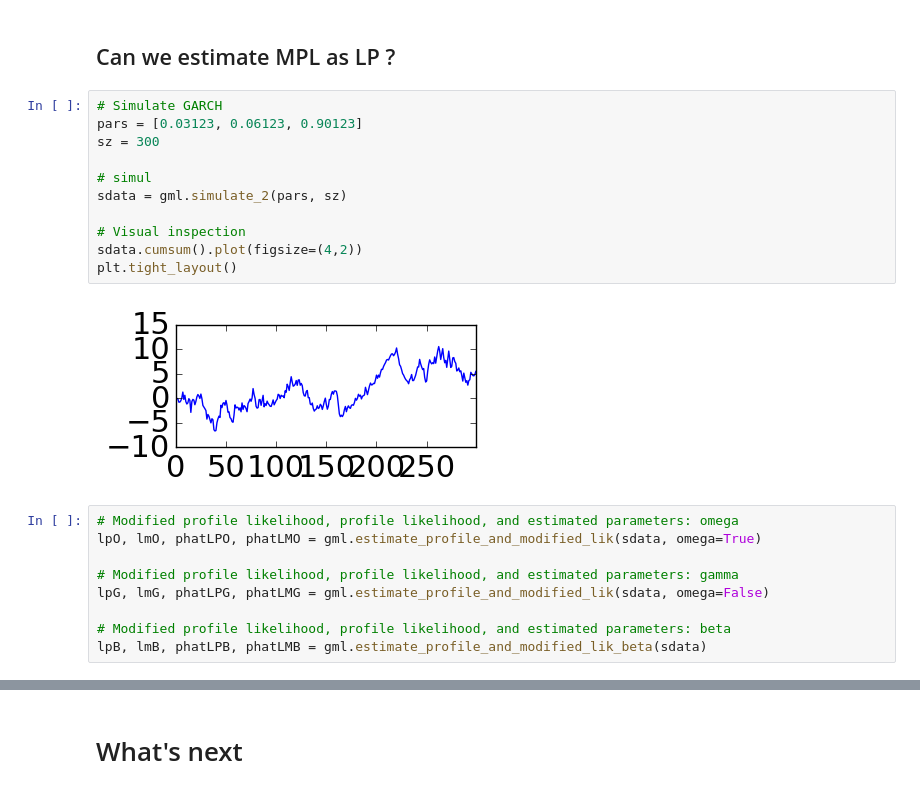
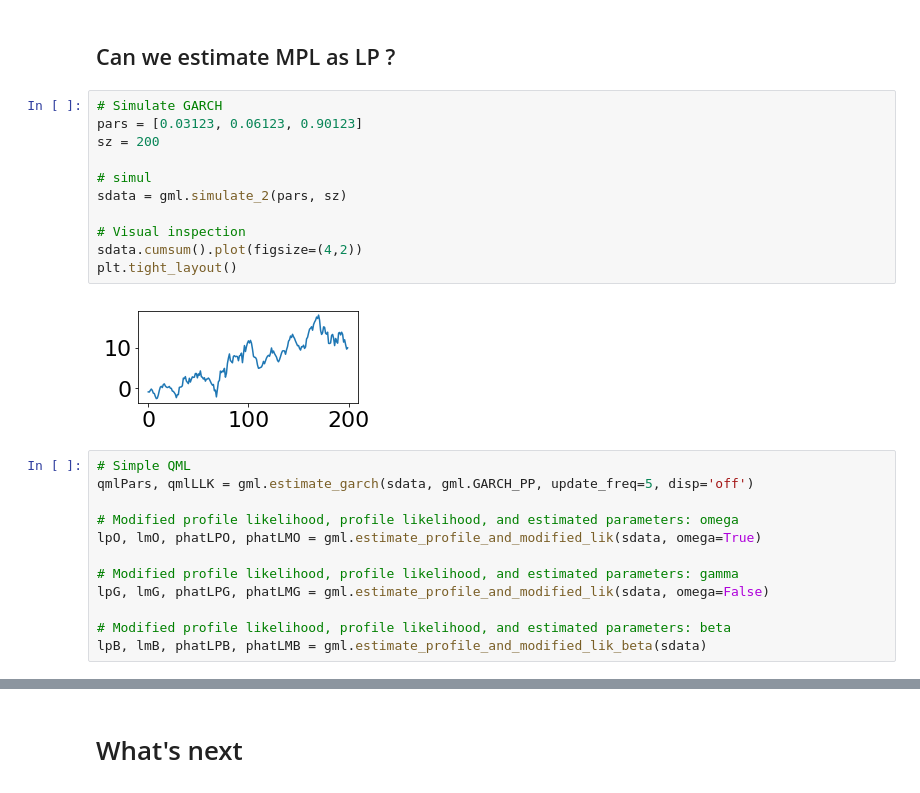
Before and after one commit to demosgill/hierarchyfitting, a Jupyter notebook: V1 - re-understanding GARCH.ipynb, the cells around one changed output, grey strips where cells are left out. Cells and saved outputs as stored; diff of their text form.

```diff
--- a/V1 - re-understanding GARCH.ipynb
+++ b/V1 - re-understanding GARCH.ipynb
@@ -46,17 +45,20 @@ MPL_Beta  [ 0.02247858  0.06049159  0.90263158]
 # %%
 # Simulate GARCH
 pars = [0.03123, 0.06123, 0.90123]
-sz = 300
+sz = 200
 
 # simul
 sdata = gml.simulate_2(pars, sz)
 
 # Visual inspection
 sdata.cumsum().plot(figsize=(4,2))
 plt.tight_layout()
 # %% [output]
-[figure, old version]
+[figure, new version]
 # %%
+# Simple QML
+qmlPars, qmlLLK = gml.estimate_garch(sdata, gml.GARCH_PP, update_freq=5, disp='off')
+
 # Modified profile likelihood, profile likelihood, and estimated parameters: omega
 lpO, lmO, phatLPO, phatLMO = gml.estimate_profile_and_modified_lik(sdata, omega=True)
 
```
Also changed, not shown: parts of 15 cells of this notebook, 4 other files.
